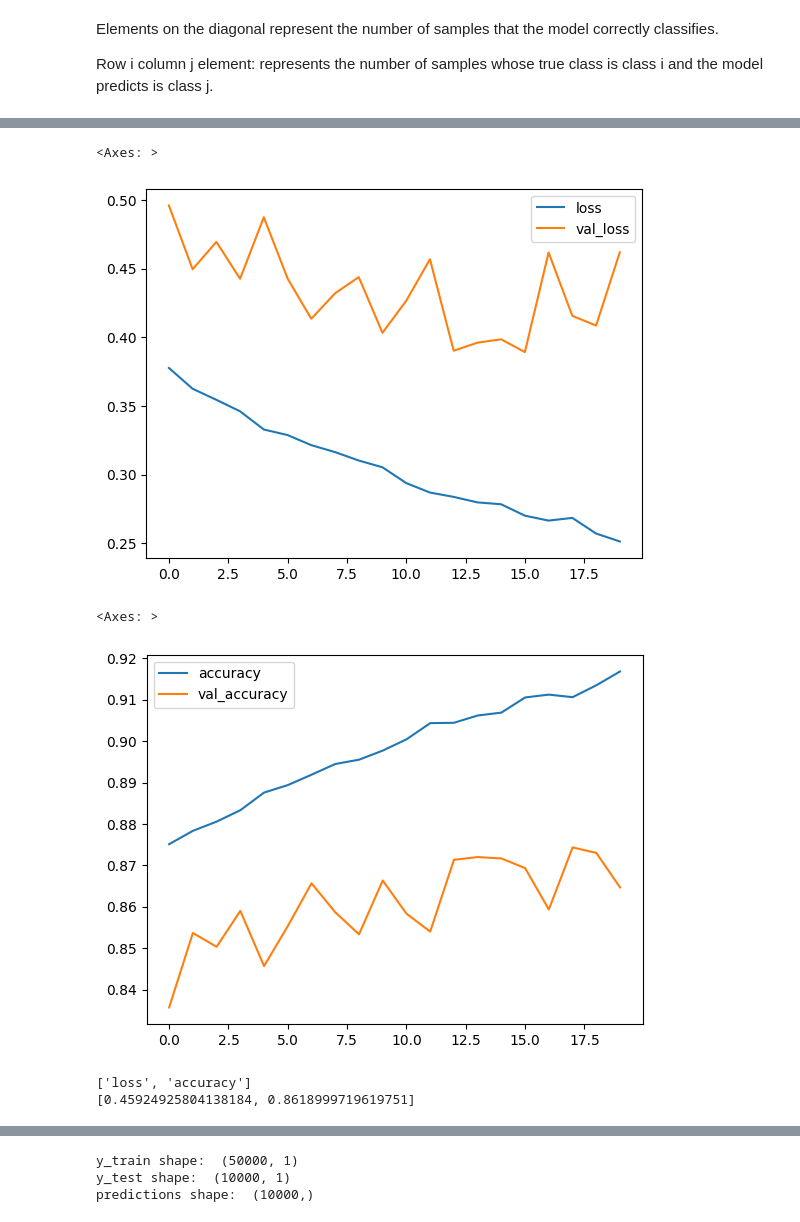
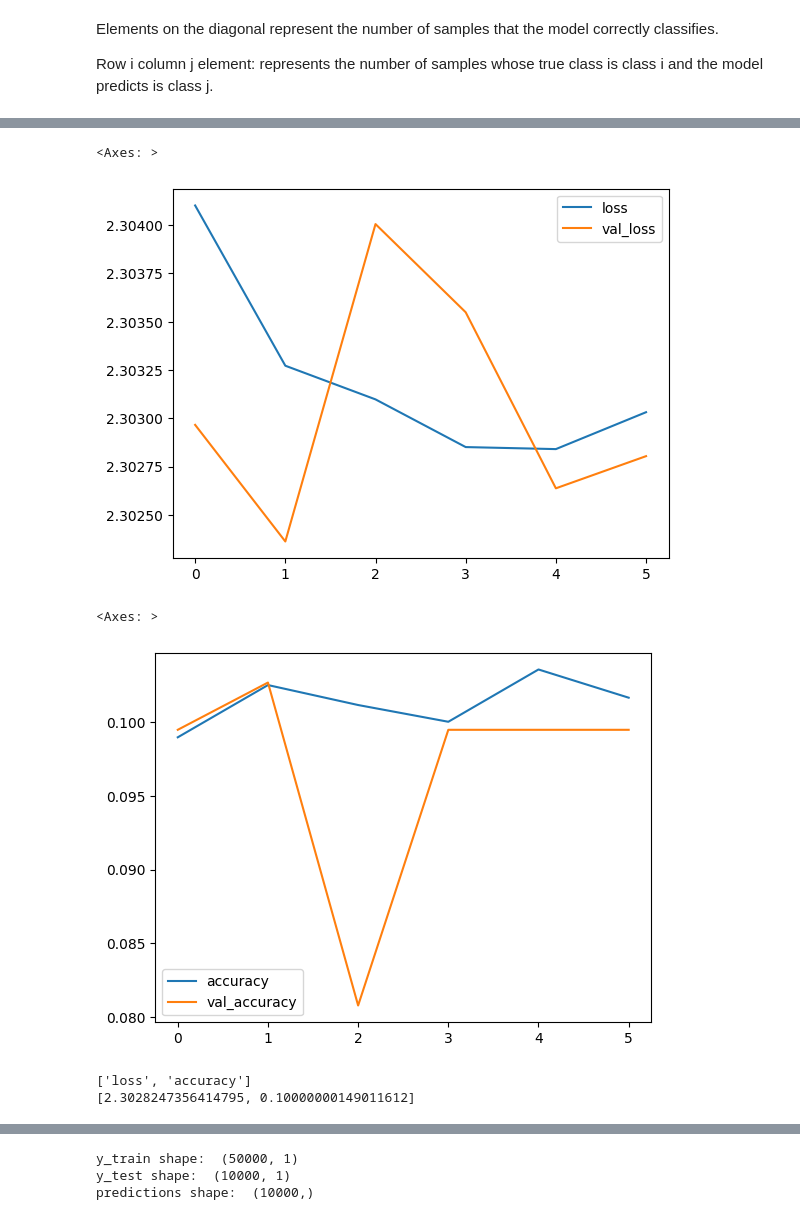
Before and after one commit to FelixyZhu/Image-Data-Augmentation-with-CNN-Image-Classification, a Jupyter notebook: Main.ipynb, the cells around one changed output, grey strips where cells are left out. Saved outputs shown, nothing was run; the diff lists cells and outputs as text; code cells hidden in the pictures.

```diff
--- a/Main.ipynb
+++ b/Main.ipynb
@@ -211,5 +220,4 @@ print(np.shape(Y_val))
 # %%
-
-model.fit(X_train,Y_train,batch_size=64,epochs=20,validation_data=(X_val,Y_val),callbacks=[early_stop])
+model.fit(X_train_,Y_train,batch_size=64,epochs=20,validation_data=(X_val,Y_val),callbacks=[early_stop])
 # %% [output]
 Epoch 1/20
@@ -363,11 +357,11 @@ datagen = ImageDataGenerator(
         horizontal_flip=True)
 datagen_original = ImageDataGenerator()
 # %%
-def generate_combined_batches(X_train, Y_train, batch_size=64):
+def generate_combined_batches(X_train_, Y_train, batch_size=64):
     # 每个生成器产生一半的数据量
     half_batch_size = batch_size // 2
-    gen_augmented = datagen.flow(X_train, Y_train, batch_size=half_batch_size)      #Generate augumented data with half the samples
-    gen_original = datagen_original.flow(X_train, Y_train, batch_size=batch_size)   #Generate original data with full the samples
+    gen_augmented = datagen.flow(X_train_, Y_train, batch_size=half_batch_size)      #Generate augumented data with half the samples
+    gen_original = datagen_original.flow(X_train_, Y_train, batch_size=batch_size)   #Generate original data with full the samples
     while True:
         X_batch_augmented, Y_batch_augmented = next(gen_augmented)
         X_batch_original, Y_batch_original = next(gen_original)
@@ -378,10 +374,12 @@ def generate_combined_batches(X_train, Y_train, batch_size=64):
 #Previous model settings here for comparison:
 #model.fit(X_train,Y_train,batch_size=64,epochs=20,
 #           validation_data=(X_val,Y_val),callbacks=[early_stop])
+model_ = create_model()
+#model_.compile(loss='categorical_crossentropy',optimizer='adam',metrics=['accuracy'])
 
-model.fit(
-    generate_combined_batches(X_train, Y_train, batch_size=64), validation_data=(X_val, Y_val),
-      callbacks=[early_stop], epochs=20, steps_per_epoch=len(X_train) // 64 )
+model_.fit(
+    generate_combined_batches(X_train_, Y_train, batch_size=64), validation_data=(X_val, Y_val),
+      callbacks=[early_stop], epochs=20, steps_per_epoch=len(X_train_) // 64 )
 #Unused parameter: >>>steps_per_epoch=len(X_train) // 64
 # %% [output]
 Epoch 1/20
@@ -404,20 +397,20 @@ Epoch 20/20
 <keras.src.callbacks.History at 0x...>
 # %%
-losses = pd.DataFrame(model.history.history)
+losses_ = pd.DataFrame(model_.history.history)
 # %%
-losses[['loss','val_loss']].plot()
+losses_[['loss','val_loss']].plot()
 # %% [output]
 <Axes: >
-[figure, old version]
+[figure, new version]
 # %%
-losses[['accuracy','val_accuracy']].plot()
+losses_[['accuracy','val_accuracy']].plot()
 # %% [output]
 <Axes: >
-[figure, old version]
+[figure, new version]
 # %%
-print(model.metrics_names)
-print(model.evaluate(X_test,y_cat_test,verbose=0))
+print(model_.metrics_names)
+print(model_.evaluate(X_test,y_cat_test,verbose=0))
 # %% [output]
 ['loss', 'accuracy']
-[0.45924925804138184, 0.8618999719619751]
+[2.3028247356414795, 0.10000000149011612]
 # %%
```
Also changed, not shown: parts of 37 cells of this notebook.
